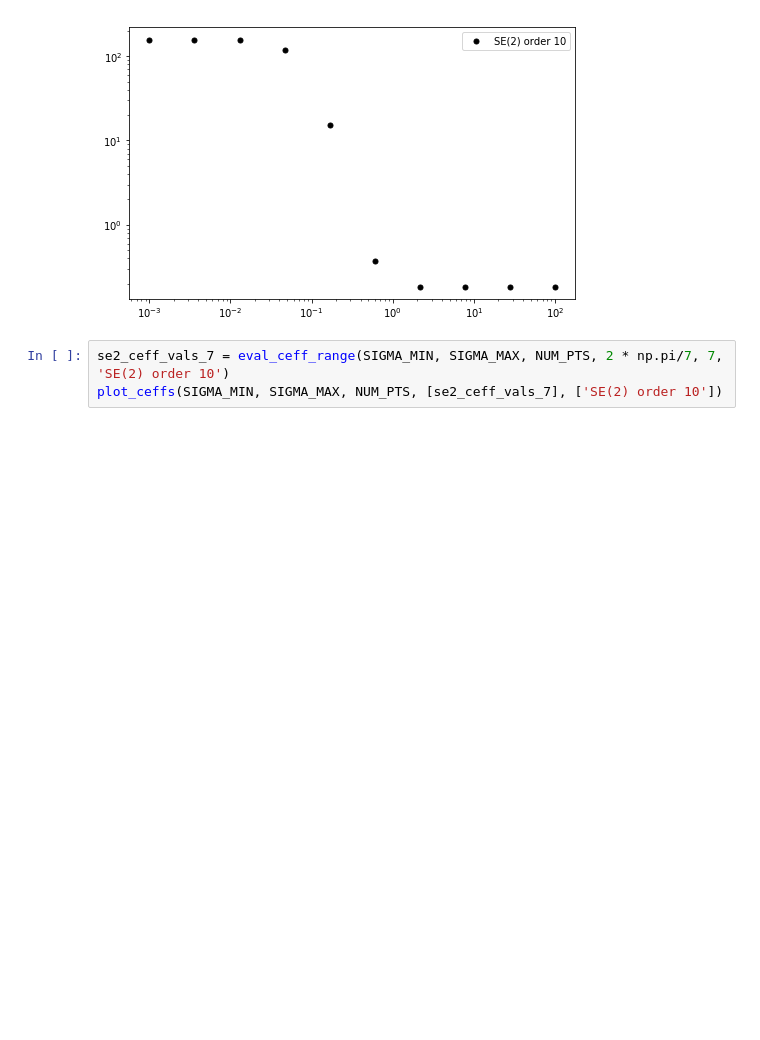
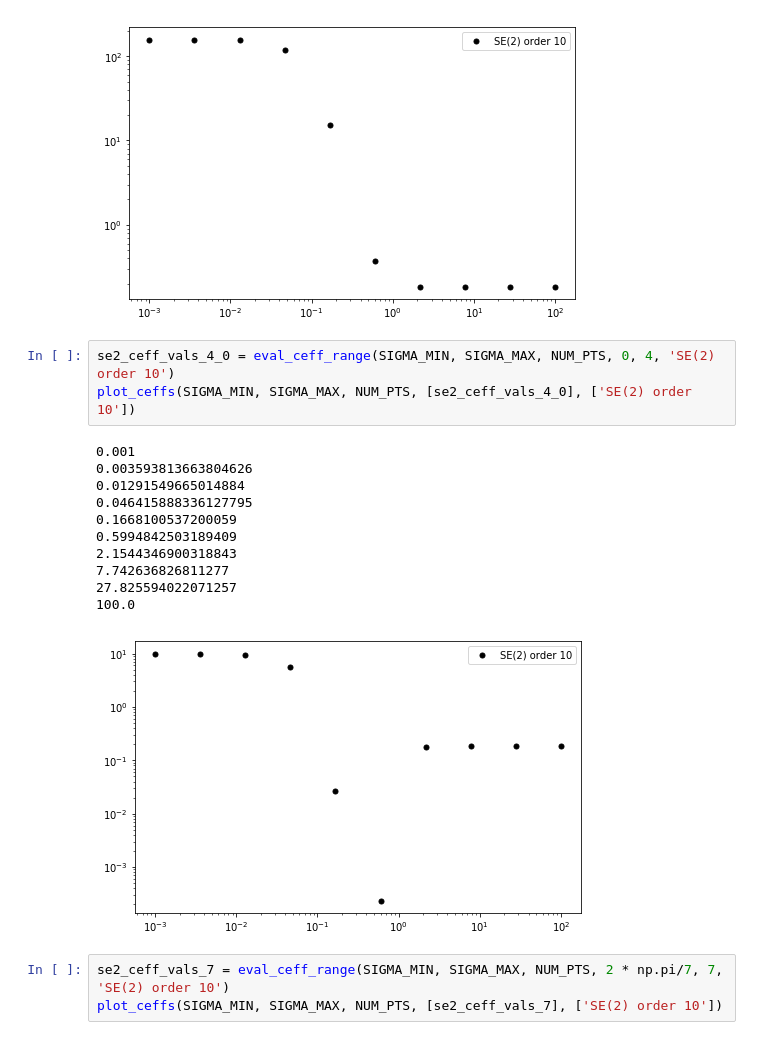
Before and after one commit to ramyarangan/numerical_ceff, a Jupyter notebook: ceff_calculations.ipynb, the cells around one changed output. Saved outputs shown, nothing was run; the diff lists cells and outputs as text; blank space fills up the shorter version.

```diff
--- a/ceff_calculations.ipynb
+++ b/ceff_calculations.ipynb
@@ -472,6 +489,21 @@ plot_ceffs(SIGMA_MIN, SIGMA_MAX, NUM_PTS, [se2_ceff_vals_4], ['SE(2) order 10'])
 27.825594022071257
 100.0
 [figure]
+# %%
+se2_ceff_vals_4_0 = eval_ceff_range(SIGMA_MIN, SIGMA_MAX, NUM_PTS, 0, 4, 'SE(2) order 10')
+plot_ceffs(SIGMA_MIN, SIGMA_MAX, NUM_PTS, [se2_ceff_vals_4_0], ['SE(2) order 10'])
+# %% [output]
+0.001
+0.003593813663804626
+0.01291549665014884
+0.046415888336127795
+0.1668100537200059
+0.5994842503189409
+2.1544346900318843
+7.742636826811277
+27.825594022071257
+100.0
+[figure, added]
 # %%
 se2_ceff_vals_7 = eval_ceff_range(SIGMA_MIN, SIGMA_MAX, NUM_PTS, 2 * np.pi/7, 7, 'SE(2) order 10')
 plot_ceffs(SIGMA_MIN, SIGMA_MAX, NUM_PTS, [se2_ceff_vals_7], ['SE(2) order 10'])
```
Also changed, not shown: parts of 8 cells of this notebook.
